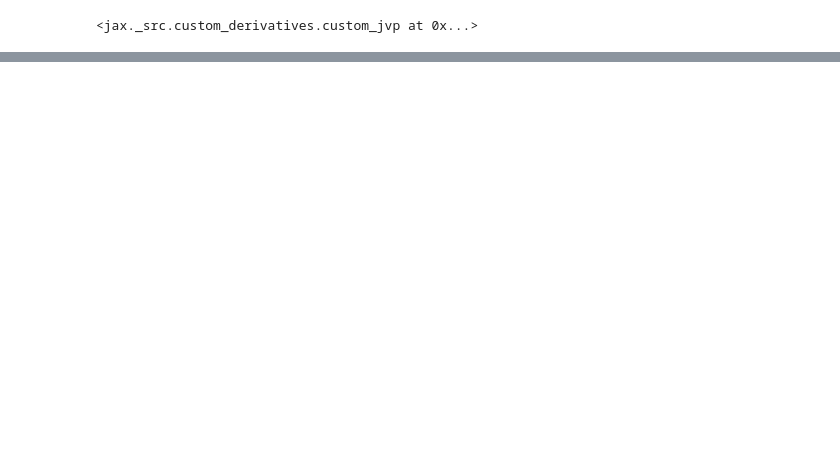
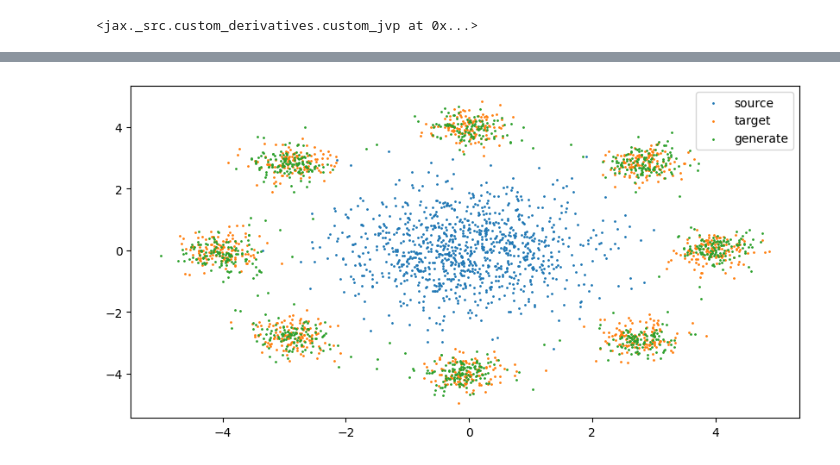
Before and after one commit to SebasGutHdz/PDPO_jax, a Jupyter notebook: pdpo/generative/notebooks/test_gen_models.ipynb, the cells around one changed output, grey strips where cells are left out. Saved outputs shown, nothing was run; the diff lists cells and outputs as text; code cells hidden in the pictures; blank space fills up the shorter version.

```diff
--- a/pdpo/generative/notebooks/test_gen_models.ipynb
+++ b/pdpo/generative/notebooks/test_gen_models.ipynb
@@ -203,5 +196,13 @@ plt.show()
-# %%
-key_train, key_batch = random.split(key_train)
-source_data = inf_train_gen(CONFIG['data']['source'], key_batch, batch_size, CONFIG['data']['dim'])
-
-generated = flow
+# %%
+generated = fm_model.sample_trajectory(
+x0 = source_data,
+ode_solver = ode_solver
+)
+fig = plt.figure(figsize=(10,5))
+plt.scatter(source_data[:,0],source_data[:,1],s= 1, label = 'source')
+plt.scatter(target_data[:,0],target_data[:,1],s = 1, label = 'target')
+plt.scatter(generated[:,0],generated[:,1],s = 1, label = 'generate')
+plt.legend()
+plt.show()
+# %% [output]
+[figure, added]
```
Also changed, not shown: parts of 12 cells of this notebook, 3 other files.
